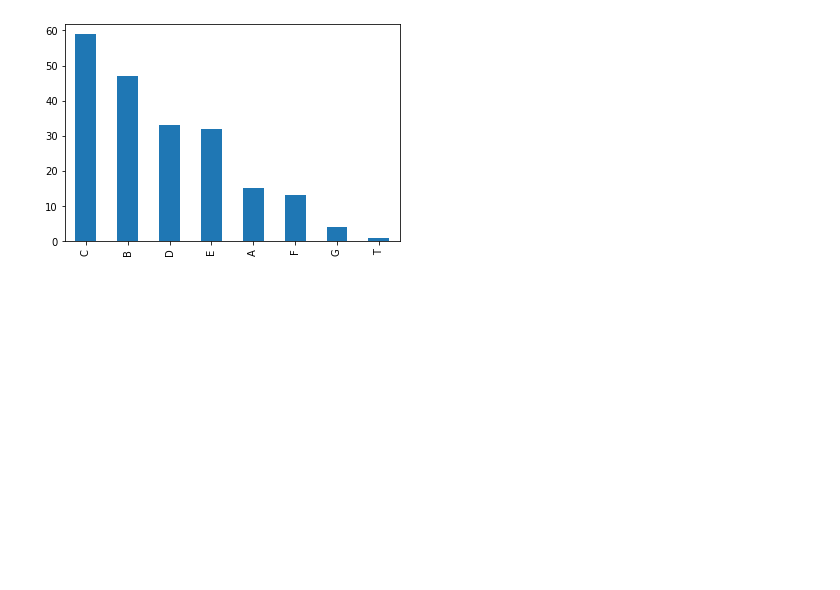
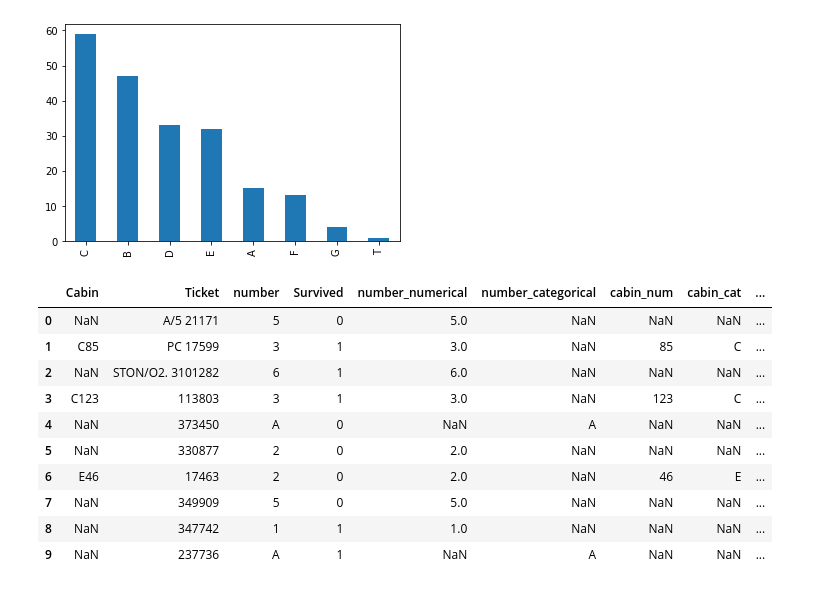
Before and after one commit to keskhanal/30_days_of_ML, a Jupyter notebook: handling_mixed_data/handling_mixed_data.ipynb, the cells around one changed output. Cells and saved outputs as stored; diff of their text form; code cells hidden in the pictures; blank space fills up the shorter version.

```diff
--- a/handling_mixed_data/handling_mixed_data.ipynb
+++ b/handling_mixed_data/handling_mixed_data.ipynb
@@ -104,13 +104,25 @@ plt.show()
 # %%
 # extract the last bit of ticket as number
 df['ticket_num'] = df['Ticket'].apply(lambda s: s.split()[-1])
 df['ticket_num'] = pd.to_numeric(df['ticket_num'],
                                    errors='coerce',
                                    downcast='integer')
 
 # extract the first part of ticket as category
 df['ticket_cat'] = df['Ticket'].apply(lambda s: s.split()[0])
 df['ticket_cat'] = np.where(df['ticket_cat'].str.isdigit(), np.nan,
                               df['ticket_cat'])
 
-df.head(20)
+df.head(10)
+# %% [output]
+|  | Cabin | Ticket | number | Survived | number_numerical | number_categorical | cabin_num | cabin_cat | ... |
+| 0 | NaN | A/5 21171 | 5 | 0 | 5.0 | NaN | NaN | NaN | ... |
+| 1 | C85 | PC 17599 | 3 | 1 | 3.0 | NaN | 85 | C | ... |
+| 2 | NaN | STON/O2. 3101282 | 6 | 1 | 6.0 | NaN | NaN | NaN | ... |
+| 3 | C123 | 113803 | 3 | 1 | 3.0 | NaN | 123 | C | ... |
+| 4 | NaN | 373450 | A | 0 | NaN | A | NaN | NaN | ... |
+| 5 | NaN | 330877 | 2 | 0 | 2.0 | NaN | NaN | NaN | ... |
+| 6 | E46 | 17463 | 2 | 0 | 2.0 | NaN | 46 | E | ... |
+| 7 | NaN | 349909 | 5 | 0 | 5.0 | NaN | NaN | NaN | ... |
+| 8 | NaN | 347742 | 1 | 1 | 1.0 | NaN | NaN | NaN | ... |
+| 9 | NaN | 237736 | A | 1 | NaN | A | NaN | NaN | ... |
```
Also changed, not shown: parts of 1 cell of this notebook, 3 other files.
